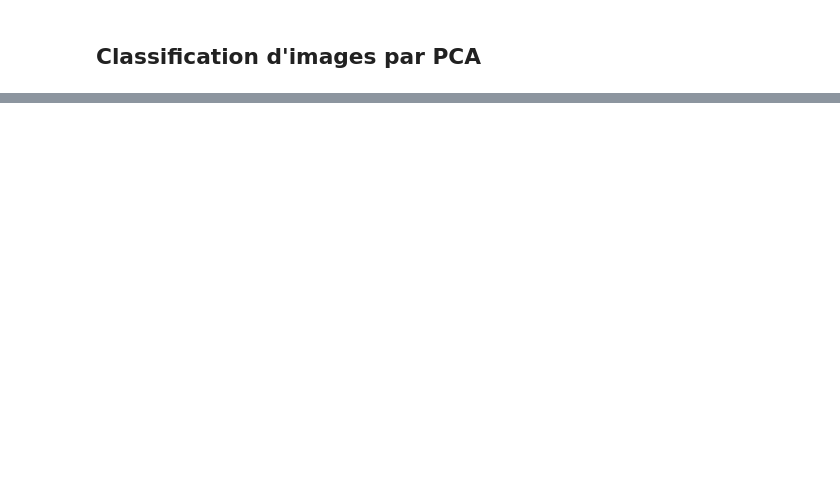
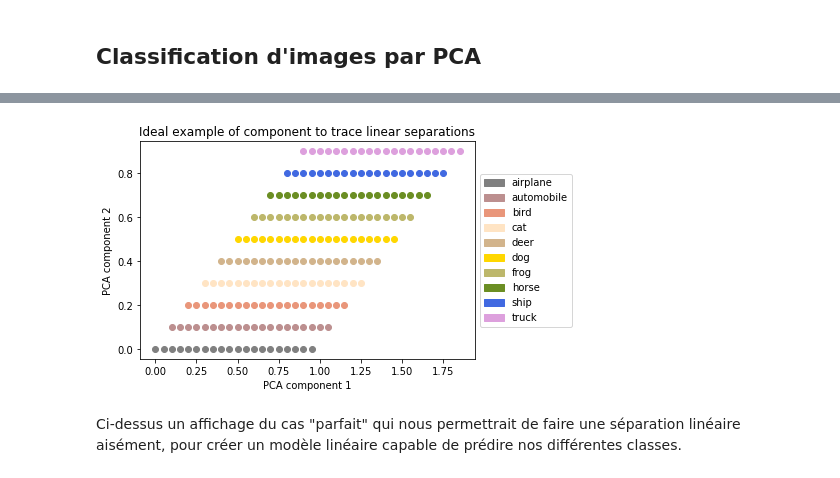
Before and after one commit to hakimMzabi/dl-kaggle-dataset-analysis, a Jupyter notebook: notebooks/linear.ipynb, the cells around one changed output, grey strips where cells are left out. Drawn from its saved outputs; the diff is of its cells as text; code cells hidden in the pictures; blank space fills up the shorter version.

```diff
--- a/notebooks/linear.ipynb
+++ b/notebooks/linear.ipynb
@@ -102,0 +113,7 @@ des composantes plus importantes, on pourrait éventuellement effectuer une sép
+# %%
+lnr.plot_best_case_scenario(colors, labels)
+# %% [output]
+[figure, added]
+# %% [markdown]
+Ci-dessus un affichage du cas "parfait" qui nous permettrait de faire une séparation linéaire aisément, pour créer
+un modèle linéaire capable de prédire nos différentes classes.
```
Also changed, not shown: parts of 24 cells of this notebook.
